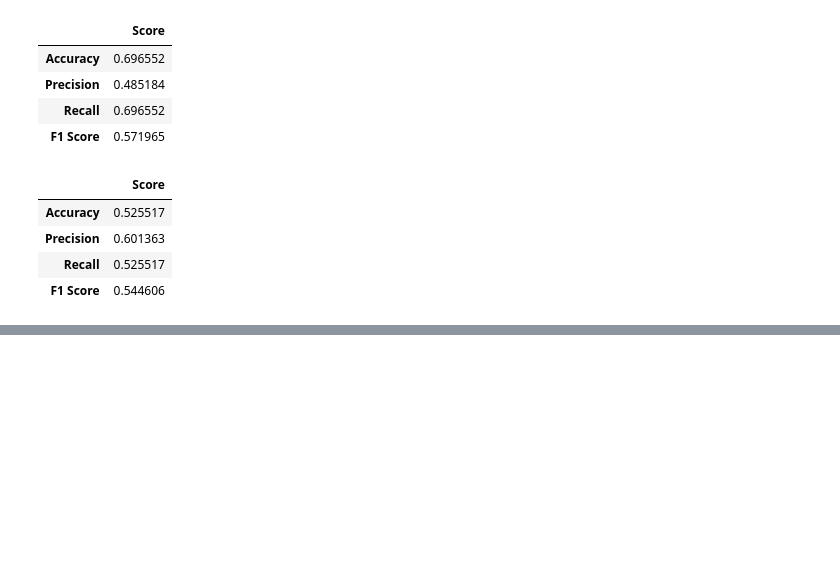
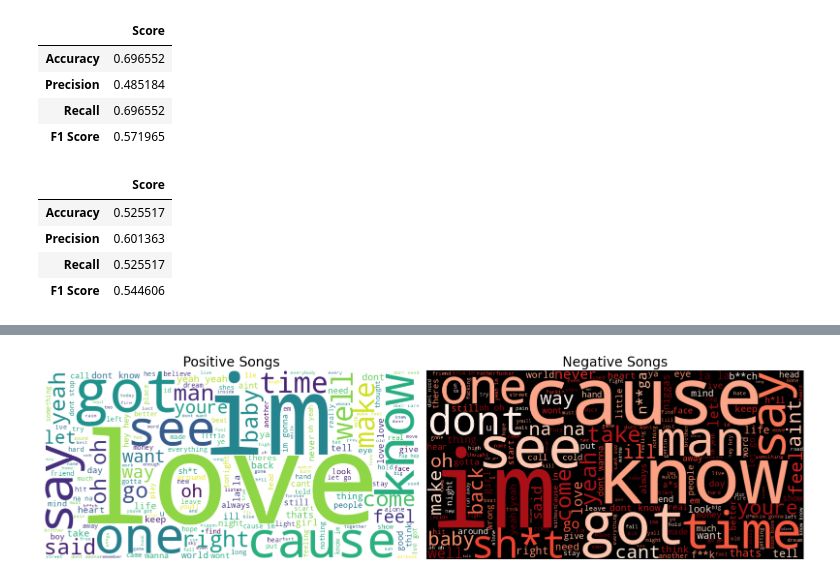
Before and after one commit to KrystianPielat/songs_analysis, a Jupyter notebook: sentiment.ipynb, the cells around one changed output, grey strips where cells are left out. Saved outputs shown, nothing was run; the diff lists cells and outputs as text; code cells hidden in the pictures; blank space fills up the shorter version.

```diff
--- a/sentiment.ipynb
+++ b/sentiment.ipynb
@@ -10,6 +13,7 @@ import matplotlib.pyplot as plt
 import seaborn as sns
 from dotenv import load_dotenv
 from collections import Counter
+from wordcloud import WordCloud
 
 # NLP and Text Processing
 import nltk
@@ -32,11 +36,16 @@ from sklearn.metrics import mean_absolute_error, mean_squared_error, r2_score, a
 from classes.song import Song
 from classes.spotify_manager import SpotifyManager
 from classes.lyrics_manager import LyricsManager
-from classes.utils import gather_data_from_folders
+from classes.utils import gather_data_from_folders, censor_swear_words
 from classes.model_pipeline import OptimalRegressionPipeline, OptimalClassificationPipeline
 from classes.baseline_models import MeanBaselineModel, MajorityBaselineModel, RandomBaselineModel
 
+from nltk.corpus import stopwords
+from classes.text_features import TextFeatureExtractor
 import warnings
+
+ROOT_PATH = os.path.realpath(os.path.abspath(""))
+
 warnings.simplefilter('ignore')
 load_dotenv();
 # %%
@@ -541,0 +553,4 @@ random_model.evaluate(pipeline.y_test, y_pred)
+# %%
+df = pd.read_pickle(os.path.join('datasets', "new_data.pkl"))
+print(f"Loaded {df.shape[0]} songs")
+df.head()
@@ -541,0 +566,42 @@ random_model.evaluate(pipeline.y_test, y_pred)
+# %%
+stopword_list = set(stopwords.words('english'))
+# %%
+df['cleaned_lyrics'] = df.lyrics.apply(lambda x:  TextFeatureExtractor.preprocess_text(x, stemmer=None, stopword_list=stopword_list))
+df['cleaned_lyrics'] = df['cleaned_lyrics'].apply(lambda x: censor_swear_words(x))
+# %%
+positive_lyrics = ' '.join(df[df['sentiment_polarity'] > 0]['cleaned_lyrics'])
+negative_lyrics = ' '.join(df[df['sentiment_polarity'] < 0]['cleaned_lyrics'])
+# Generate word clouds with configuration to include `*`
+positive_wordcloud = WordCloud(
+    width=800,
+    height=400,
+    background_color='white',
+    regexp=r'\w[\w*]*'
+).generate(positive_lyrics)
+
+negative_wordcloud = WordCloud(
+    width=800,
+    height=400,
+    background_color='black',
+    colormap='Reds',
+    regexp=r'\w[\w*]*'
+).generate(negative_lyrics)
+
+# Plot the word clouds
+plt.figure(figsize=(16, 8))
+
+plt.subplot(1, 2, 1)
+plt.imshow(positive_wordcloud, interpolation='bilinear')
+plt.title('Positive Songs', fontsize=20)
+plt.axis('off')
+
+plt.subplot(1, 2, 2)
+plt.imshow(negative_wordcloud, interpolation='bilinear')
+plt.title('Negative Songs', fontsize=20)
+plt.axis('off')
+
+plt.tight_layout()
+plt.savefig(os.path.join(ROOT_PATH, 'document', 'img', 'wordclouds.png'))
+plt.show()
+# %% [output]
+[figure, added]
```
Also changed, not shown: parts of 3 cells of this notebook, 27 other files.
